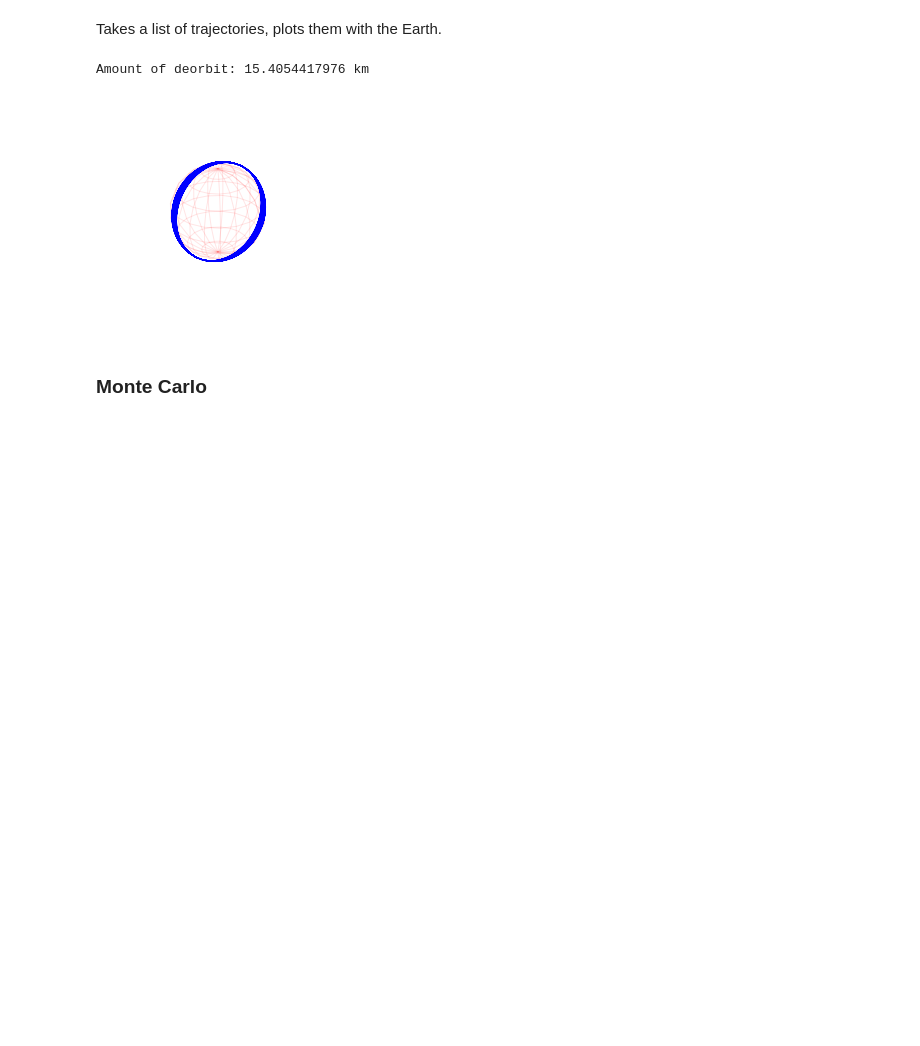
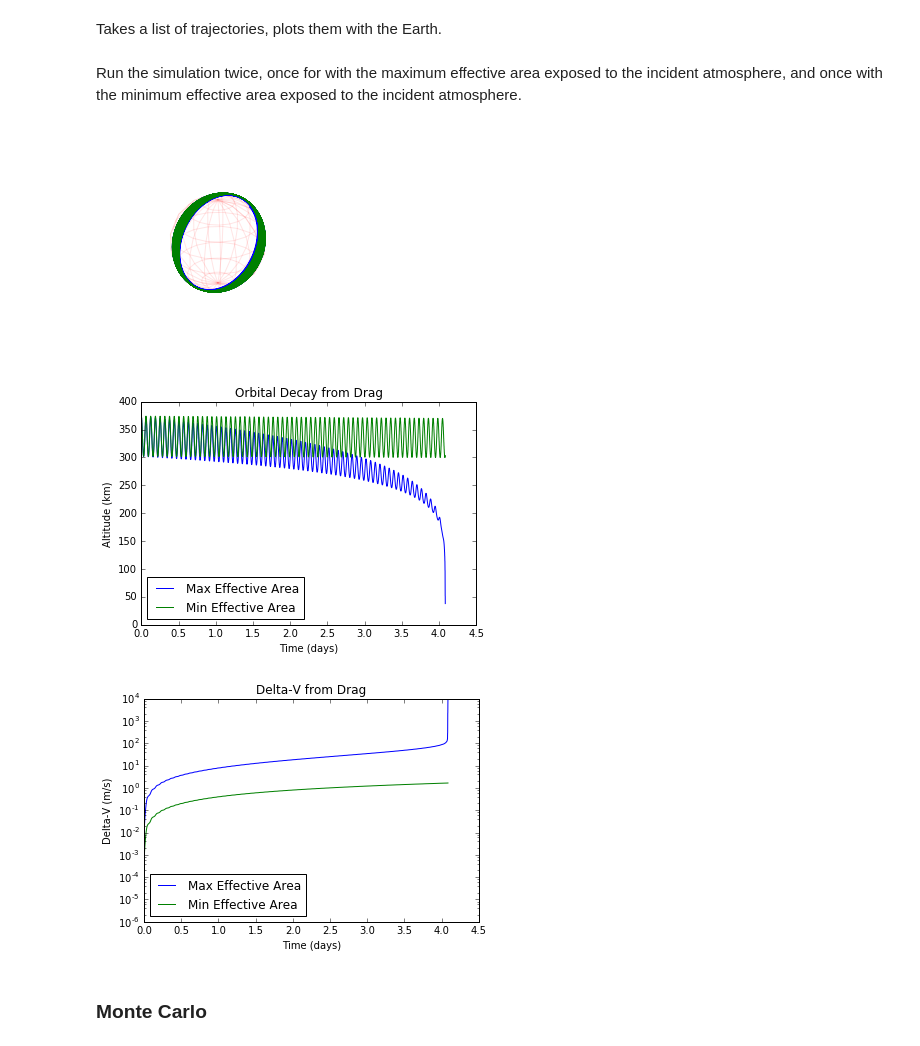
Before and after one commit to vha3/Swarms_Class, a Jupyter notebook: Sprite Attitude and Orbital.ipynb, the cells around one changed output. Drawn from its saved outputs; the diff is of its cells as text; code cells hidden in the pictures; blank space fills up the shorter version.

```diff
--- a/Sprite Attitude and Orbital.ipynb
+++ b/Sprite Attitude and Orbital.ipynb
@@ -307,7 +322,7 @@ def runOrbitalSim(initial_position, initial_velocity):
     effectiveArea = numpy.random.uniform(0, (h/1000./1000.)**2.)
     pos_init = ((initial_position/numpy.linalg.norm(initial_position))*
                 (R_e+numpy.linalg.norm(initial_position)))
-    X = numpy.hstack((pos_init, initial_velocity))
+    X = numpy.hstack((pos_init, initial_velocity, initial_dv))
     return integrate.odeint(orbitalDerivatives, X, totaltime)
 # %% [markdown]
 #### Visualize Simulation Results
@@ -322,9 +337,6 @@ def showResults(results):
 
     for run in results:
         ax.plot(run[:,0], run[:,1], run[:,2])
-    deor = (numpy.linalg.norm(initial_position) -
-            (numpy.linalg.norm(numpy.array([run[-1,0], run[-1,1],run[-1,2]]))-R_e))
-    print 'Amount of deorbit: '+str(deor)+' km'
 
     # Draw the Earth
     u, v = numpy.mgrid[0:2*numpy.pi:20j, 0:numpy.pi:10j]
@@ -341,11 +353,48 @@ def showResults(results):
 
     # Show the plot
     plt.show()
+
+    counter = 0
+    for run in results:
+        if not counter:
+            plt.plot(totaltime/60/60./24, numpy.sqrt(numpy.array(run[:,0])**2. +
+                                numpy.array(run[:,1])**2. +
+                                numpy.array(run[:,2])**2.) - R_e, label='Max Effective Area')
+            counter+=1
+        else:
+            plt.plot(totaltime/60/60./24, numpy.sqrt(numpy.array(run[:,0])**2. +
+                                numpy.array(run[:,1])**2. +
+                                numpy.array(run[:,2])**2.) - R_e, label='Min Effective Area')
+    plt.xlabel('Time (days)')
+    plt.ylabel('Altitude (km)')
+    plt.title('Orbital Decay from Drag')
+    plt.legend(loc='lower left')
+    plt.show()
+    counter = 0
+    for run in results:
+        if not counter:
+            plt.plot(totaltime/60/60./24, run[:,6]*1000., label='Max Effective Area')
+            counter+=1
+        else:
+            plt.plot(totaltime/60/60./24, run[:,6]*1000., label='Min Effective Area')
+    plt.xlabel('Time (days)')
+    plt.ylabel('Delta-V (m/s)')
+    plt.title('Delta-V from Drag')
+    plt.legend(loc='lower left')
+    plt.yscale('log')
+    plt.show()
-# %%
-showResults([runOrbitalSim(initial_position, initial_velocity)])
-# %% [output]
-Amount of deorbit: 15.4054417976 km
-[figure, removed]
+# %% [markdown]
+Run the simulation twice, once for with the maximum effective area exposed to the incident atmosphere, and once with the minimum effective area exposed to the incident atmosphere.
+# %%
+effectiveArea = (h/1000./1000.)**2.
+maxarea = runOrbitalSim(initial_position, initial_velocity)
+effectiveArea = (h/1000./1000.)*(d/1000./1000.)
+minarea = runOrbitalSim(initial_position, initial_velocity)
+showResults([maxarea, minarea])
+# %% [output]
+[figure, added]
+[figure, added]
+[figure, added]
 # %% [markdown]
 ### Monte Carlo
 # %% [markdown]
```
Also changed, not shown: parts of 12 cells of this notebook, 2 other files.
